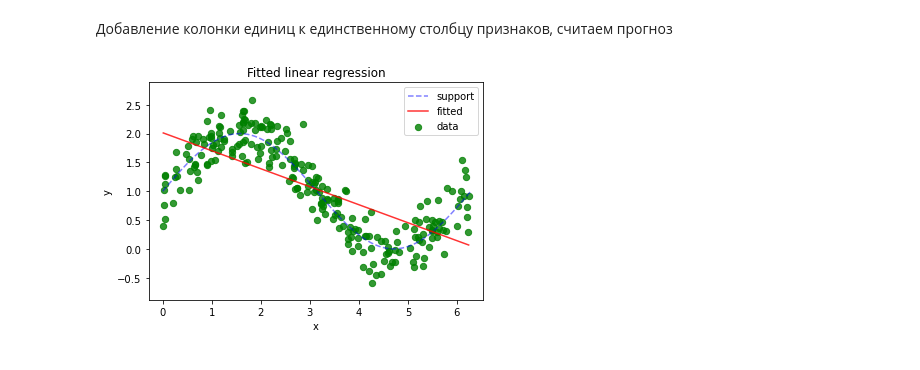
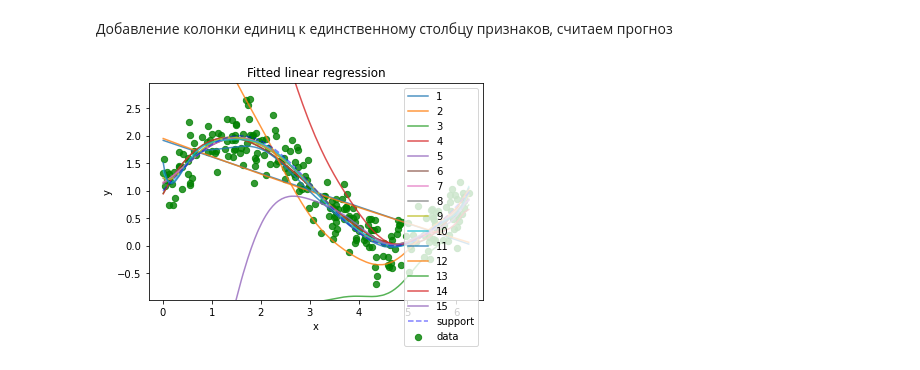
Before and after one commit to zalimannard/LinearRegression, a Jupyter notebook: linear_regression_numpy.ipynb, the cells around one changed output. Cells and saved outputs as stored; diff of their text form; code cells hidden in the pictures.

```diff
--- a/linear_regression_numpy.ipynb
+++ b/linear_regression_numpy.ipynb
@@ -19,22 +19,24 @@ def generate_wave_set(n_support=1000, n_train=25, std=0.3):
 data = generate_wave_set(1000, 250)
 # %% [markdown]
 Добавление колонки единиц к единственному столбцу признаков, считаем прогноз
-# %%
-X = numpy.array([numpy.ones(data["x_train"].shape[0]), data["x_train"]]).T
-w = numpy.dot(numpy.dot(numpy.linalg.inv(numpy.dot(X.T, X)), X.T), data["y_train"])
-y_prediction = numpy.dot(w, X.T)
 # %%
 margin = 0.3
+for p in range(1, 16):
+    calculated_x = [numpy.ones(data["x_train"].shape[0])] + [data["x_train"]**i for i in range(1, p + 1)]
+    X = numpy.array(calculated_x).T
+    w = numpy.dot(numpy.dot(numpy.linalg.inv(numpy.dot(X.T, X)), X.T), data["y_train"])
+    y_prediction = numpy.dot(w, X.T)
+
+    pyplot.plot(data["x_train"], y_prediction, alpha=0.8, label=p)
+
 pyplot.plot(data["x_support"], data["y_support"], "b--", alpha=0.5, label="support")
 pyplot.scatter(data["x_train"], data["y_train"], 40, "g", "o", alpha=0.8, label="data")
-pyplot.plot(data["x_train"], y_prediction, 'r', alpha=0.8, label="fitted")
-
 pyplot.xlim(data["x_train"].min() - margin, data["x_train"].max() + margin)
 pyplot.ylim(data["y_train"].min() - margin, data["y_train"].max() + margin)
 pyplot.legend(loc="upper right", prop={"size": 10})
 pyplot.title("Fitted linear regression")
 pyplot.xlabel("x")
 pyplot.ylabel("y")
 pyplot.show()
 # %% [output]
-[figure, old version]
+[figure, new version]
```
